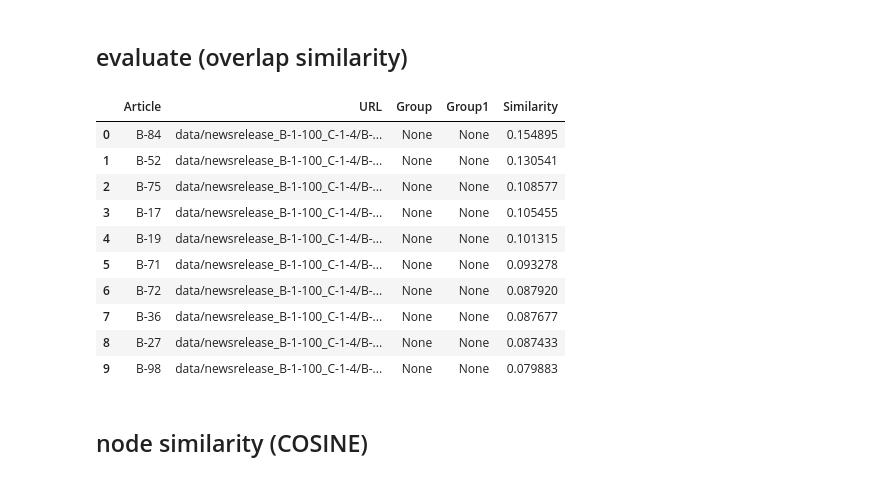
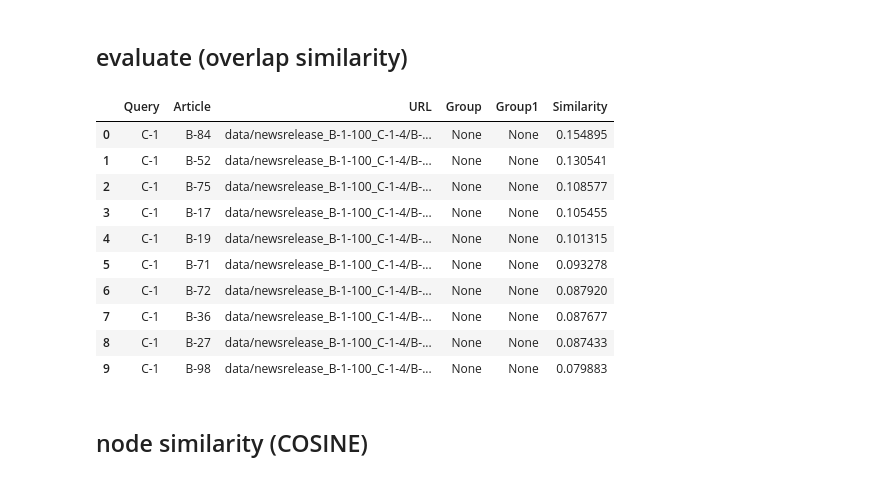
Before and after one commit to smallcat9603/graph, a Jupyter notebook: dnp/kg/neo4j_v1.ipynb, the cells around one changed output. Cells and saved outputs as stored; diff of their text form; code cells hidden in the pictures.

```diff
--- a/dnp/kg/neo4j_v1.ipynb
+++ b/dnp/kg/neo4j_v1.ipynb
@@ -375,22 +376,23 @@ Mean similarity: 0.10369725227355957
 # %%
 query = """
 MATCH (q:Query)-[r:SIMILAR_O]-(a:Article)
 RETURN q.name AS Query, a.name AS Article, a.url AS URL, a.grp AS Group, a.grp1 AS Group1, r.score AS Similarity
-ORDER BY Similarity DESC
+ORDER BY Query, Similarity DESC
+LIMIT 10
 """
 gds.run_cypher(query)
 # %% [output]
-|  | Article | URL | Group | Group1 | Similarity |
-| 0 | B-84 | data/newsrelease_B-1-100_C-1-4/B-... | None | None | 0.154895 |
-| 1 | B-52 | data/newsrelease_B-1-100_C-1-4/B-... | None | None | 0.130541 |
-| 2 | B-75 | data/newsrelease_B-1-100_C-1-4/B-... | None | None | 0.108577 |
-| 3 | B-17 | data/newsrelease_B-1-100_C-1-4/B-... | None | None | 0.105455 |
-| 4 | B-19 | data/newsrelease_B-1-100_C-1-4/B-... | None | None | 0.101315 |
-| 5 | B-71 | data/newsrelease_B-1-100_C-1-4/B-... | None | None | 0.093278 |
-| 6 | B-72 | data/newsrelease_B-1-100_C-1-4/B-... | None | None | 0.087920 |
-| 7 | B-36 | data/newsrelease_B-1-100_C-1-4/B-... | None | None | 0.087677 |
-| 8 | B-27 | data/newsrelease_B-1-100_C-1-4/B-... | None | None | 0.087433 |
-| 9 | B-98 | data/newsrelease_B-1-100_C-1-4/B-... | None | None | 0.079883 |
+|  | Query | Article | URL | Group | Group1 | Similarity |
+| 0 | C-1 | B-84 | data/newsrelease_B-1-100_C-1-4/B-... | None | None | 0.154895 |
+| 1 | C-1 | B-52 | data/newsrelease_B-1-100_C-1-4/B-... | None | None | 0.130541 |
+| 2 | C-1 | B-75 | data/newsrelease_B-1-100_C-1-4/B-... | None | None | 0.108577 |
+| 3 | C-1 | B-17 | data/newsrelease_B-1-100_C-1-4/B-... | None | None | 0.105455 |
+| 4 | C-1 | B-19 | data/newsrelease_B-1-100_C-1-4/B-... | None | None | 0.101315 |
+| 5 | C-1 | B-71 | data/newsrelease_B-1-100_C-1-4/B-... | None | None | 0.093278 |
+| 6 | C-1 | B-72 | data/newsrelease_B-1-100_C-1-4/B-... | None | None | 0.087920 |
+| 7 | C-1 | B-36 | data/newsrelease_B-1-100_C-1-4/B-... | None | None | 0.087677 |
+| 8 | C-1 | B-27 | data/newsrelease_B-1-100_C-1-4/B-... | None | None | 0.087433 |
+| 9 | C-1 | B-98 | data/newsrelease_B-1-100_C-1-4/B-... | None | None | 0.079883 |
 # %% [markdown]
 ## node similarity (COSINE)
 # %%
```
Also changed, not shown: parts of 15 cells of this notebook.
